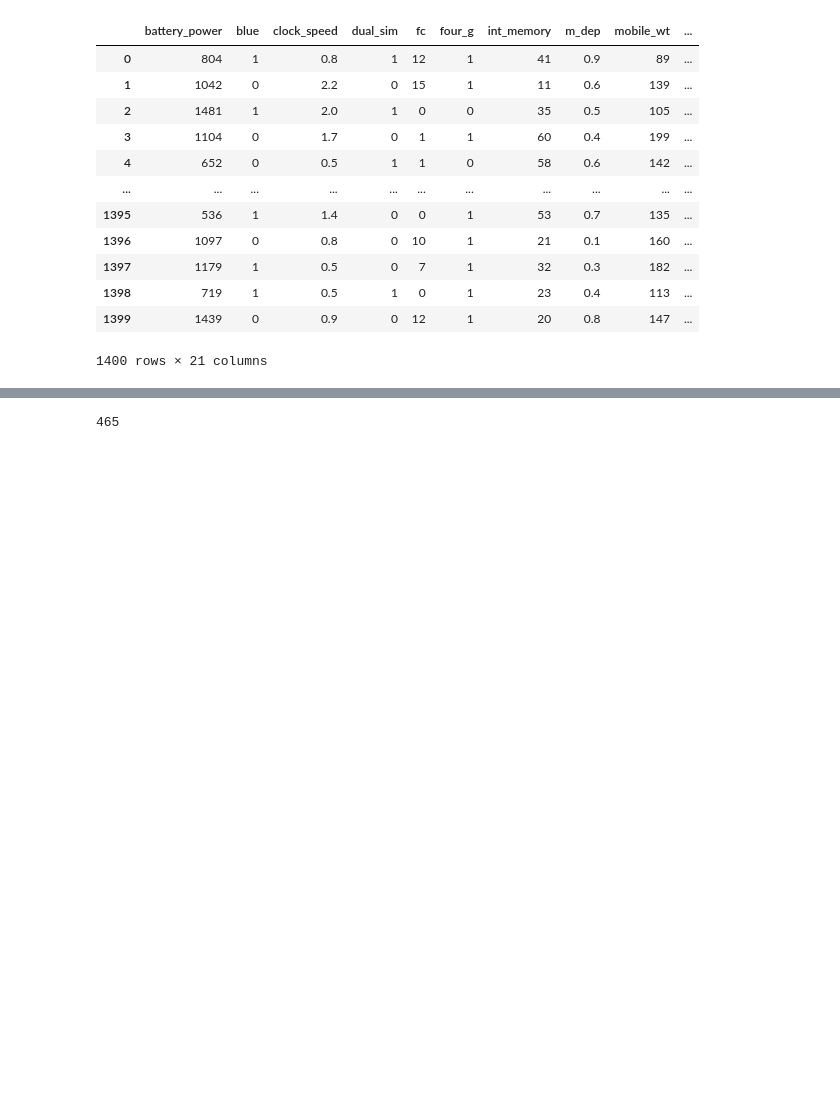
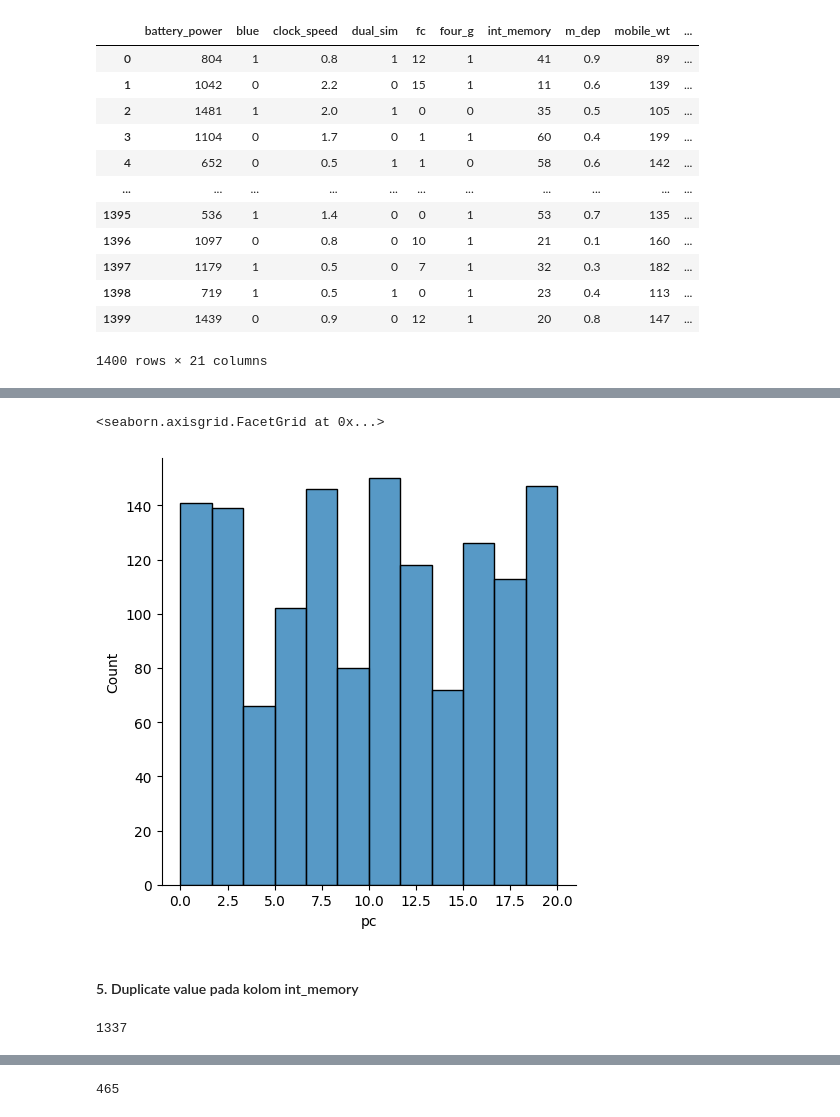
Before and after one commit to akhmadst1/Tucil2_IF3170, a Jupyter notebook: src/2.ipynb, the cells around one changed output, grey strips where cells are left out. Cells and saved outputs as stored; diff of their text form; code cells hidden in the pictures; blank space fills up the shorter version.

```diff
--- a/src/2.ipynb
+++ b/src/2.ipynb
@@ -31,0 +132,11 @@ df_train
+# %%
+sns.displot(df_train['pc'])
+# %% [output]
+<seaborn.axisgrid.FacetGrid at 0x...>
+[figure, added]
+# %% [markdown]
+#### 5. Duplicate value pada kolom int_memory
+# %%
+df_train.duplicated('int_memory').sum()
+# %% [output]
+1337
```
Also changed, not shown: parts of 48 cells of this notebook, 2 other files.
